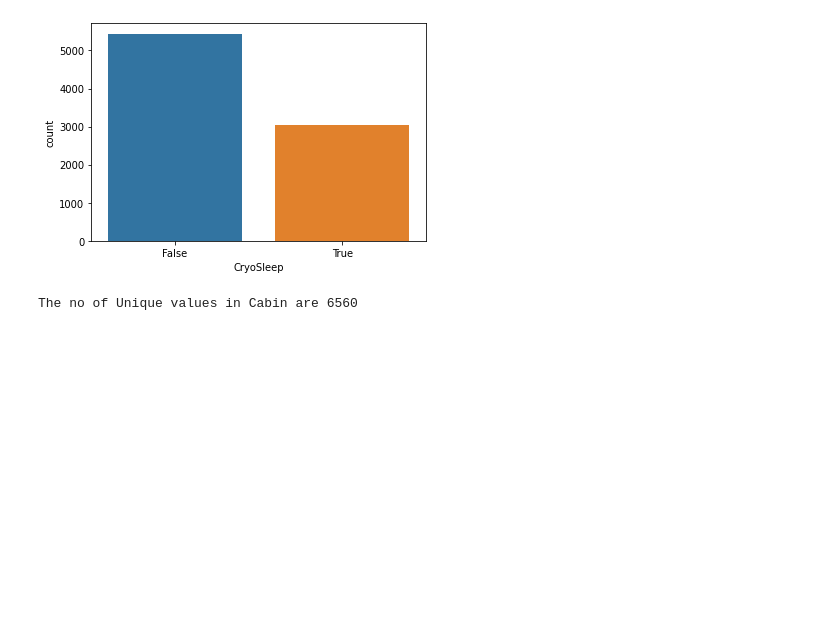
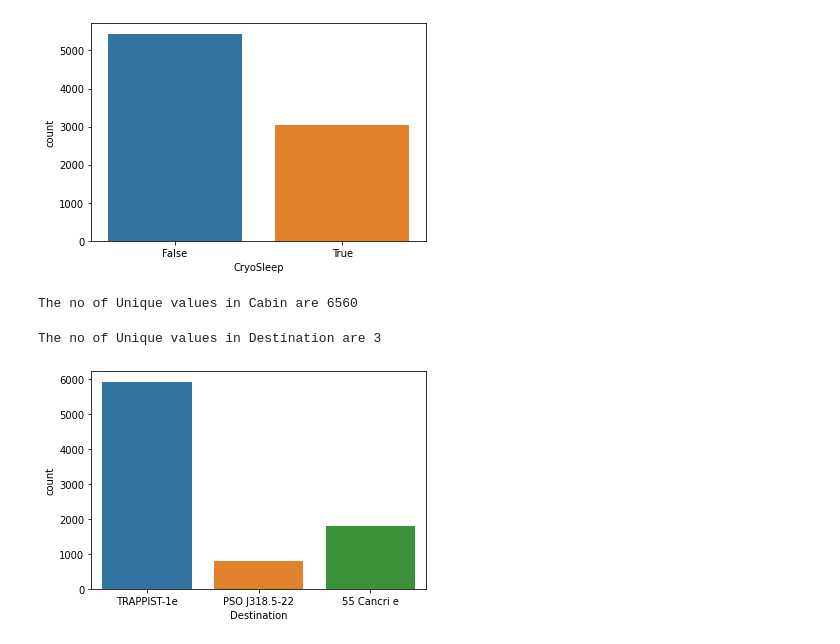
Before and after one commit to rohandawar/Titanic_Sapceship, a Jupyter notebook: titanic-spaceship-1.ipynb, the cells around one changed output. Saved outputs shown, nothing was run; the diff lists cells and outputs as text; code cells hidden in the pictures; blank space fills up the shorter version.

```diff
--- a/titanic-spaceship-1.ipynb
+++ b/titanic-spaceship-1.ipynb
@@ -89,3 +109,8 @@ The no of Unique values in CryoSleep are 2
 Univariate(traindf, 'Cabin')
 # %% [output]
 The no of Unique values in Cabin are 6560
+# %%
+Univariate(traindf, 'Destination')
+# %% [output]
+The no of Unique values in Destination are 3
+[figure, added]
```
Also changed, not shown: parts of 10 cells of this notebook.
